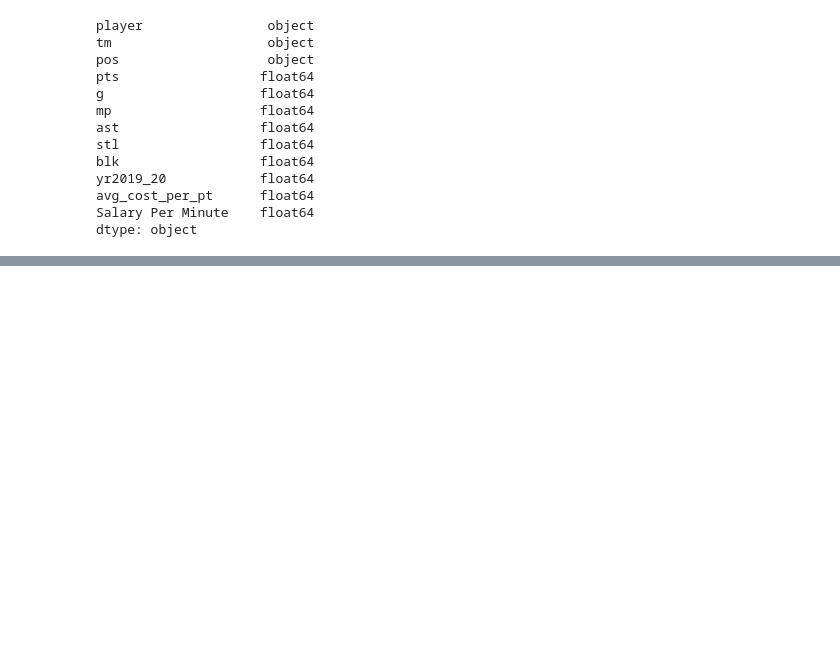
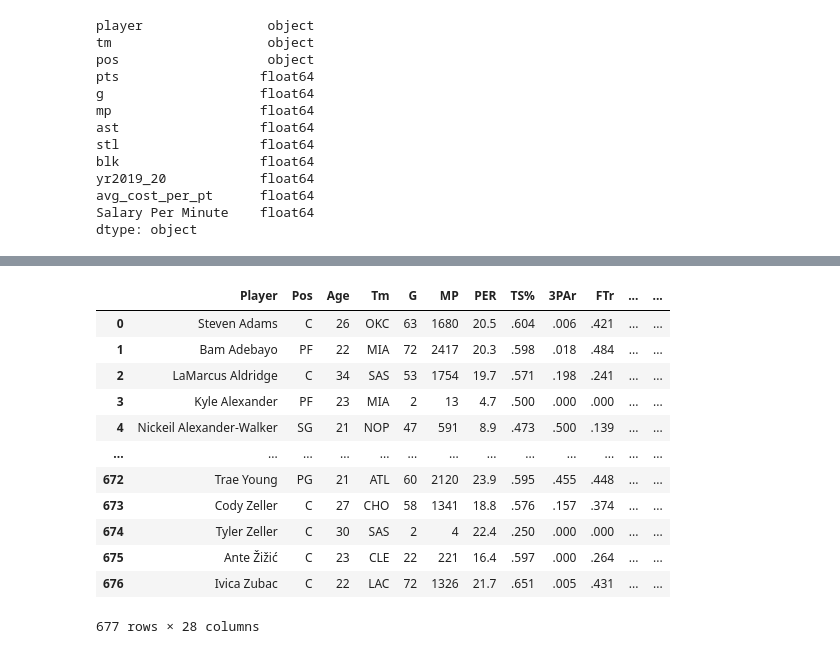
Before and after one commit to gportes24/NBA_salary_analytics, a Jupyter notebook: Resources/starter_code.ipynb, the cells around one changed output, grey strips where cells are left out. Saved outputs shown, nothing was run; the diff lists cells and outputs as text; code cells hidden in the pictures; blank space fills up the shorter version.

```diff
--- a/Resources/starter_code.ipynb
+++ b/Resources/starter_code.ipynb
@@ -622,0 +703,5 @@ dtype: object
+# %%
+stats = "https://www.basketball-reference.com/leagues/NBA_2020_advanced.html"
+html = urlopen(stats)
+stats_soup = BeautifulSoup(html,'html.parser')
+advance = stats_soup.find_all('table', class_="sortable")
@@ -622,0 +710,24 @@ dtype: object
+# %%
+headers = [th.getText() for th in stats_soup.findAll('tr', limit=2)[0].findAll('th')]
+headers = headers[1:]  # this takes away the player ranking as we dont need it
+# %%
+rows = stats_soup.findAll('tr')[1:]
+player_stats = [[td.getText() for td in rows[i].findAll('td')]
+            for i in range(len(rows))]
+# %%
+stats = pd.DataFrame(player_stats, columns = headers)
+stats
+# %% [output]
+|  | Player | Pos | Age | Tm | G | MP | PER | TS% | 3PAr | FTr | ... | ... |
+| 0 | Steven Adams | C | 26 | OKC | 63 | 1680 | 20.5 | .604 | .006 | .421 | ... | ... |
+| 1 | Bam Adebayo | PF | 22 | MIA | 72 | 2417 | 20.3 | .598 | .018 | .484 | ... | ... |
+| 2 | LaMarcus Aldridge | C | 34 | SAS | 53 | 1754 | 19.7 | .571 | .198 | .241 | ... | ... |
+| 3 | Kyle Alexander | PF | 23 | MIA | 2 | 13 | 4.7 | .500 | .000 | .000 | ... | ... |
+| 4 | Nickeil Alexander-Walker | SG | 21 | NOP | 47 | 591 | 8.9 | .473 | .500 | .139 | ... | ... |
+| ... | ... | ... | ... | ... | ... | ... | ... | ... | ... | ... | ... | ... |
+| 672 | Trae Young | PG | 21 | ATL | 60 | 2120 | 23.9 | .595 | .455 | .448 | ... | ... |
+| 673 | Cody Zeller | C | 27 | CHO | 58 | 1341 | 18.8 | .576 | .157 | .374 | ... | ... |
+| 674 | Tyler Zeller | C | 30 | SAS | 2 | 4 | 22.4 | .250 | .000 | .000 | ... | ... |
+| 675 | Ante Žižić | C | 23 | CLE | 22 | 221 | 16.4 | .597 | .000 | .264 | ... | ... |
+| 676 | Ivica Zubac | C | 22 | LAC | 72 | 1326 | 21.7 | .651 | .005 | .431 | ... | ... |
+677 rows × 28 columns
```
Also changed, not shown: parts of 22 cells of this notebook, 3 other files.
